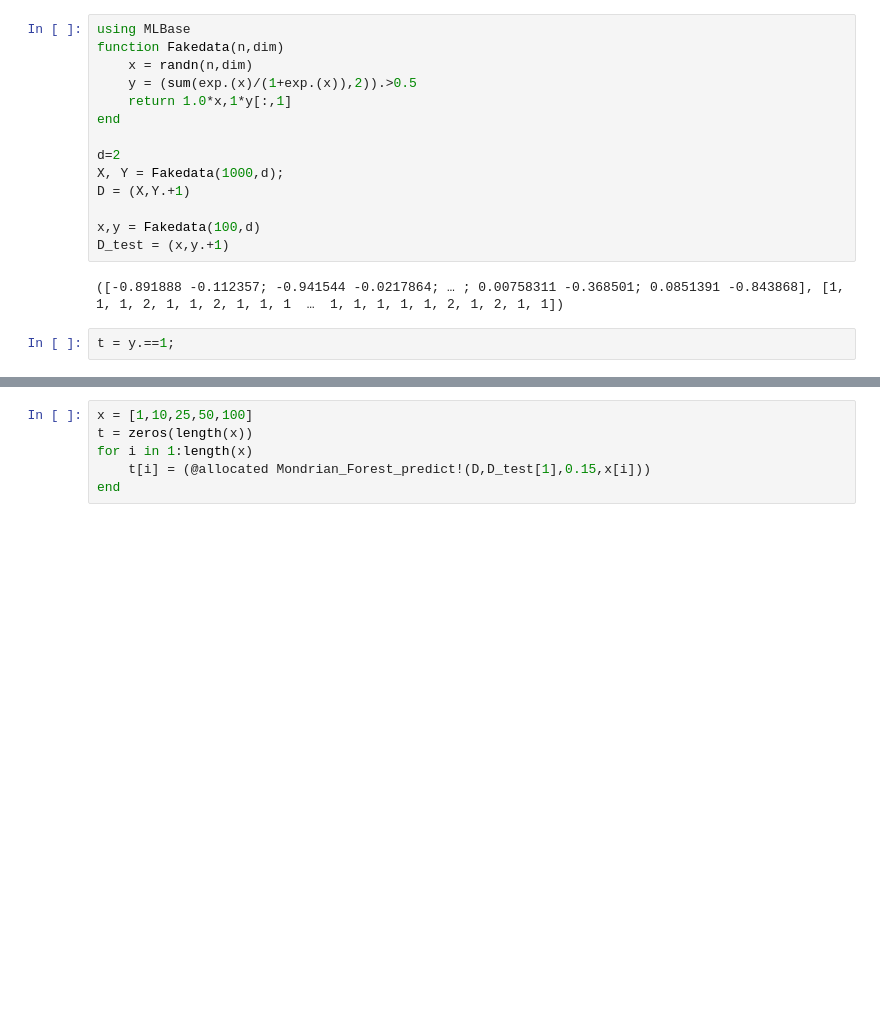
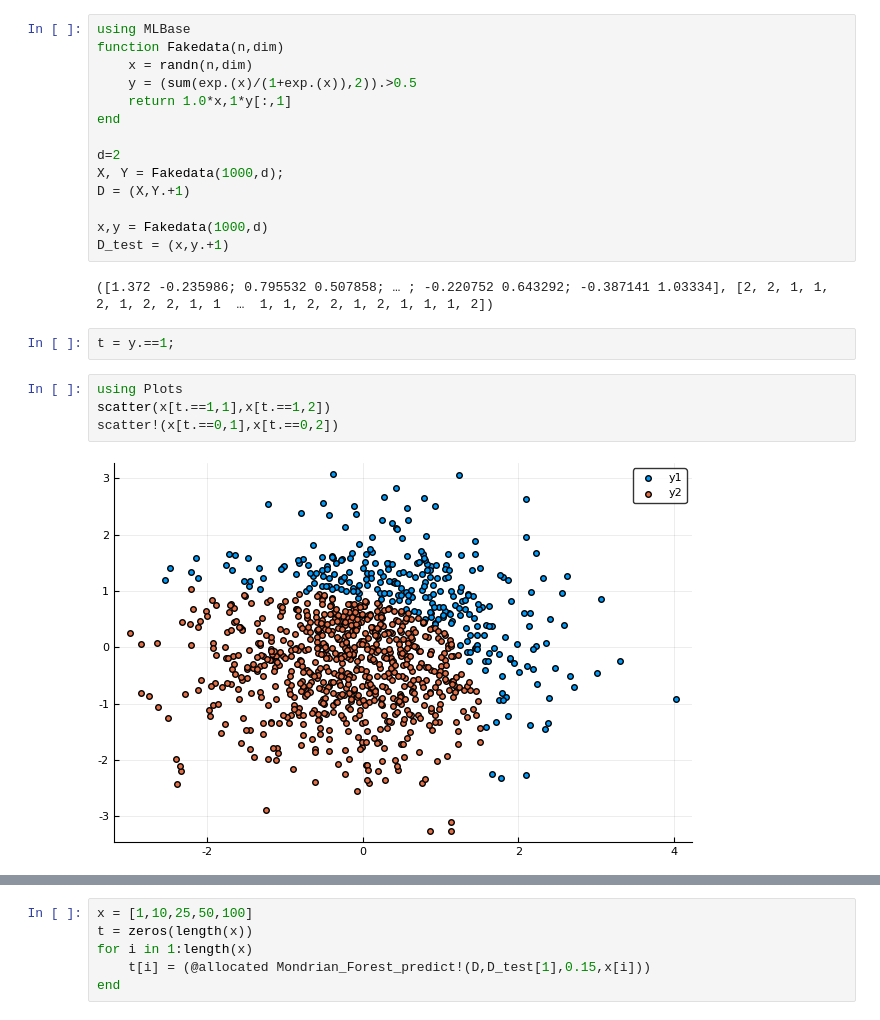
Before and after one commit to harveydevereux/Mondrian, a Jupyter notebook: Mondrian Tree.ipynb, the cells around one changed output, grey strips where cells are left out. Saved outputs shown, nothing was run; the diff lists cells and outputs as text; blank space fills up the shorter version.

```diff
--- a/Mondrian Tree.ipynb
+++ b/Mondrian Tree.ipynb
@@ -313,9 +346,15 @@ d=2
 X, Y = Fakedata(1000,d);
 D = (X,Y.+1)
 
-x,y = Fakedata(100,d)
+x,y = Fakedata(1000,d)
 D_test = (x,y.+1)
 # %% [output]
-([-0.891888 -0.112357; -0.941544 -0.0217864; … ; 0.00758311 -0.368501; 0.0851391 -0.843868], [1, 1, 1, 2, 1, 1, 2, 1, 1, 1  …  1, 1, 1, 1, 1, 2, 1, 2, 1, 1])
+([1.372 -0.235986; 0.795532 0.507858; … ; -0.220752 0.643292; -0.387141 1.03334], [2, 2, 1, 1, 2, 1, 2, 2, 1, 1  …  1, 1, 2, 2, 1, 2, 1, 1, 1, 2])
 # %%
 t = y.==1;
+# %%
+using Plots
+scatter(x[t.==1,1],x[t.==1,2])
+scatter!(x[t.==0,1],x[t.==0,2])
+# %% [output]
+[figure, added]
```
Also changed, not shown: parts of 16 cells of this notebook, 1 other file.
